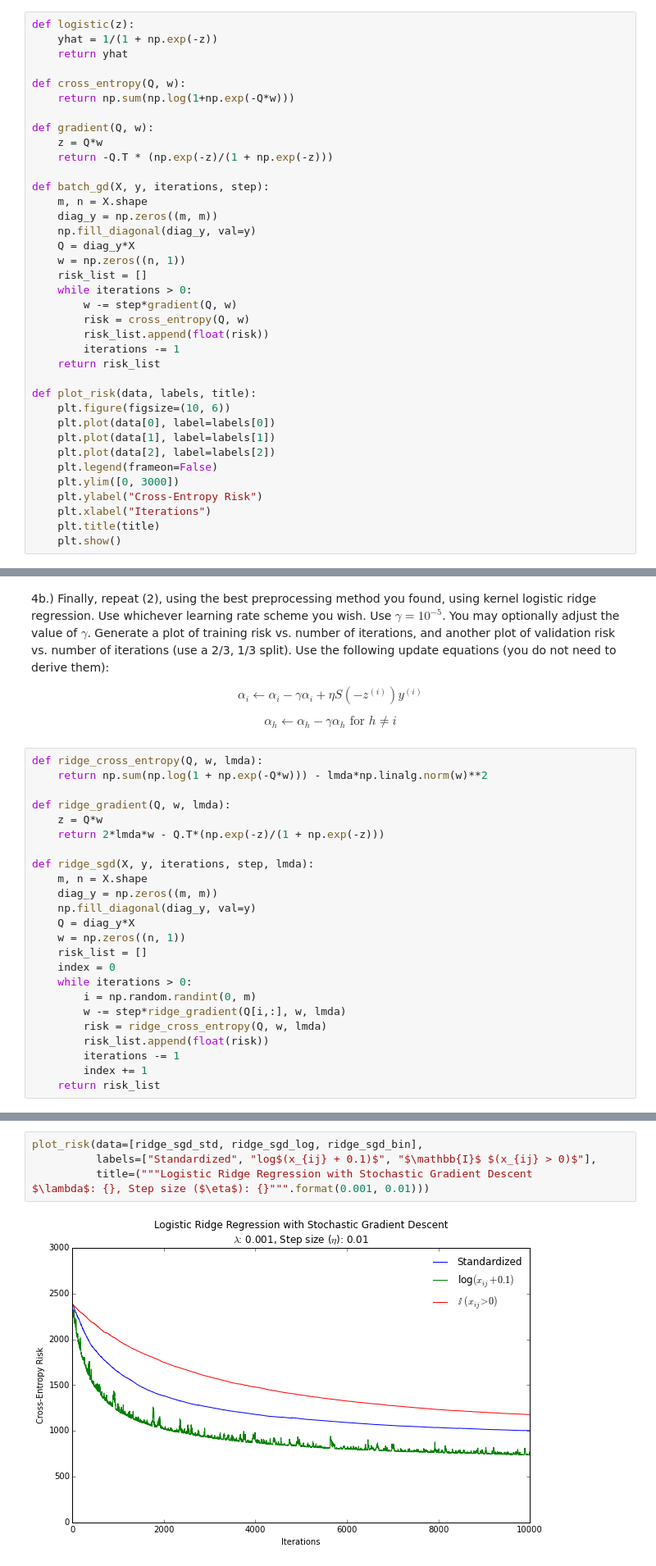
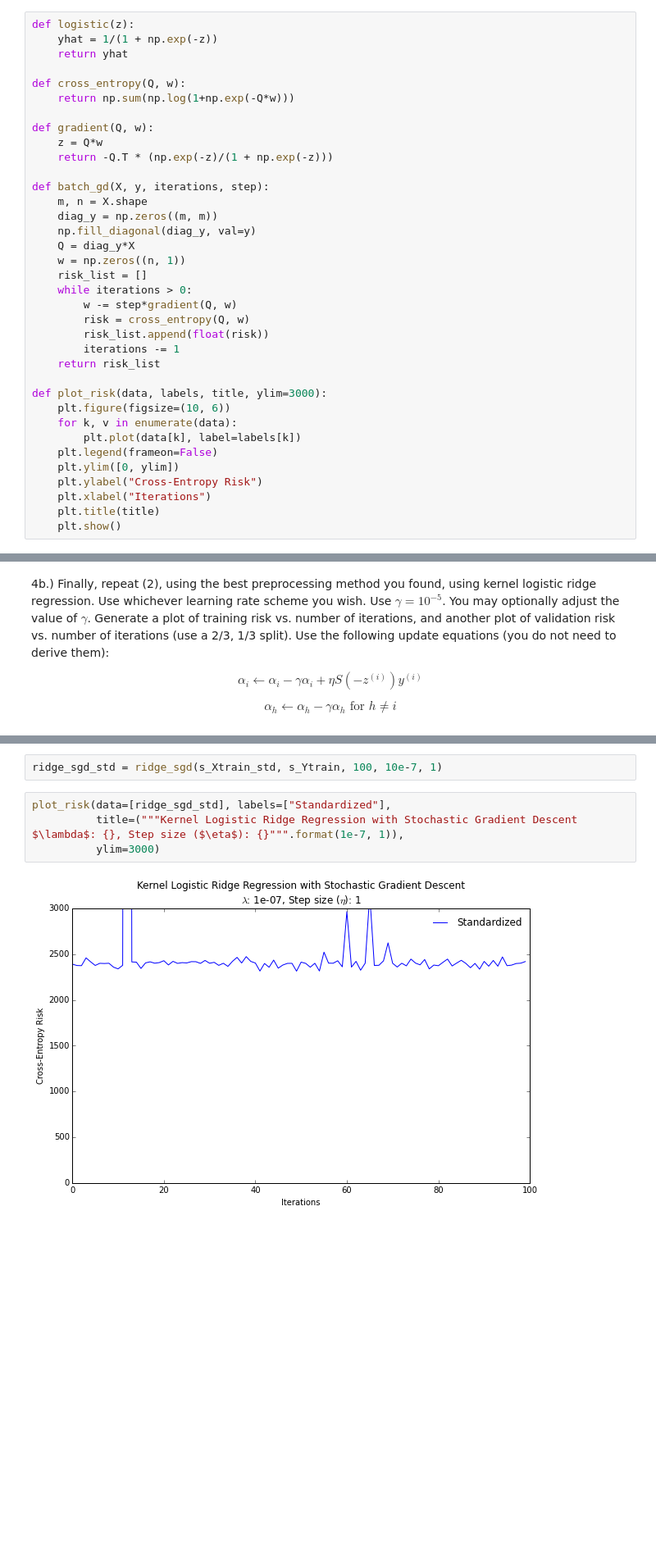
Before and after one commit to semerj/cs289-fall2015, a Jupyter notebook: hw3/CS289a - HW3.ipynb, the cells around one changed output, grey strips where cells are left out. Shown at 82% size. Drawn from its saved outputs; the diff is of its cells as text; blank space fills up the shorter version.

```diff
--- a/hw3/CS289a - HW3.ipynb
+++ b/hw3/CS289a - HW3.ipynb
@@ -253,13 +253,12 @@ def batch_gd(X, y, iterations, step):
         iterations -= 1
     return risk_list
 
-def plot_risk(data, labels, title):
+def plot_risk(data, labels, title, ylim=3000):
     plt.figure(figsize=(10, 6))
-    plt.plot(data[0], label=labels[0])
-    plt.plot(data[1], label=labels[1])
-    plt.plot(data[2], label=labels[2])
+    for k, v in enumerate(data):
+        plt.plot(data[k], label=labels[k])
     plt.legend(frameon=False)
-    plt.ylim([0, 3000])
+    plt.ylim([0, ylim])
     plt.ylabel("Cross-Entropy Risk")
     plt.xlabel("Iterations")
     plt.title(title)
@@ -366,27 +377,3 @@ split). Use the following update equations (you do not need to derive them):
 $$\alpha_{i} \leftarrow \alpha_{i} - \gamma \alpha_{i} + \eta S(-z^{(i)})y^{(i)}$$
 
 $$\alpha_{h} \leftarrow \alpha_{h} - \gamma \alpha_{h} \textrm{ for } h \neq i$$
-# %%
-def ridge_cross_entropy(Q, w, lmda):
-    return np.sum(np.log(1 + np.exp(-Q*w))) - lmda*np.linalg.norm(w)**2
-
-def ridge_gradient(Q, w, lmda):
-    z = Q*w
-    return 2*lmda*w - Q.T*(np.exp(-z)/(1 + np.exp(-z)))
-
-def ridge_sgd(X, y, iterations, step, lmda):
-    m, n = X.shape
-    diag_y = np.zeros((m, m))
-    np.fill_diagonal(diag_y, val=y)
-    Q = diag_y*X
-    w = np.zeros((n, 1))
-    risk_list = []
-    index = 0
-    while iterations > 0:
-        i = np.random.randint(0, m)
-        w -= step*ridge_gradient(Q[i,:], w, lmda)
-        risk = ridge_cross_entropy(Q, w, lmda)
-        risk_list.append(float(risk))
-        iterations -= 1
-        index += 1
-    return risk_list
@@ -397,10 +417,12 @@ ridge_sgd_bin = ridge_sgd(s_Xtrain_bin, s_Ytrain, 10000, 0.001, 0.01)
+# %%
+ridge_sgd_std = ridge_sgd(s_Xtrain_std, s_Ytrain, 100, 10e-7, 1)
 # %%
-plot_risk(data=[ridge_sgd_std, ridge_sgd_log, ridge_sgd_bin],
-          labels=["Standardized", "log$(x_{ij} + 0.1)$", "$\mathbb{I}$ $(x_{ij} > 0)$"],
-          title=("""Logistic Ridge Regression with Stochastic Gradient Descent
-$\lambda$: {}, Step size ($\eta$): {}""".format(0.001, 0.01)))
+plot_risk(data=[ridge_sgd_std], labels=["Standardized"],
+          title=("""Kernel Logistic Ridge Regression with Stochastic Gradient Descent
+$\lambda$: {}, Step size ($\eta$): {}""".format(1e-7, 1)),
+          ylim=3000)
 # %% [output]
-[figure, old version]
+[figure, new version]
 # %% [markdown]
 Repeat the same experiment with the linear kernel $K(\mathbf{x}^{(i)}, \mathbf{x}) = \mathbf{x}^{T} \mathbf{x}^{(i)} + 1$. Does the quadratic kernel overfit the data? For each kernel, should you decrease or increase $\gamma$ to try to improve performance?
 
```
Also changed, not shown: parts of 5 cells of this notebook.
